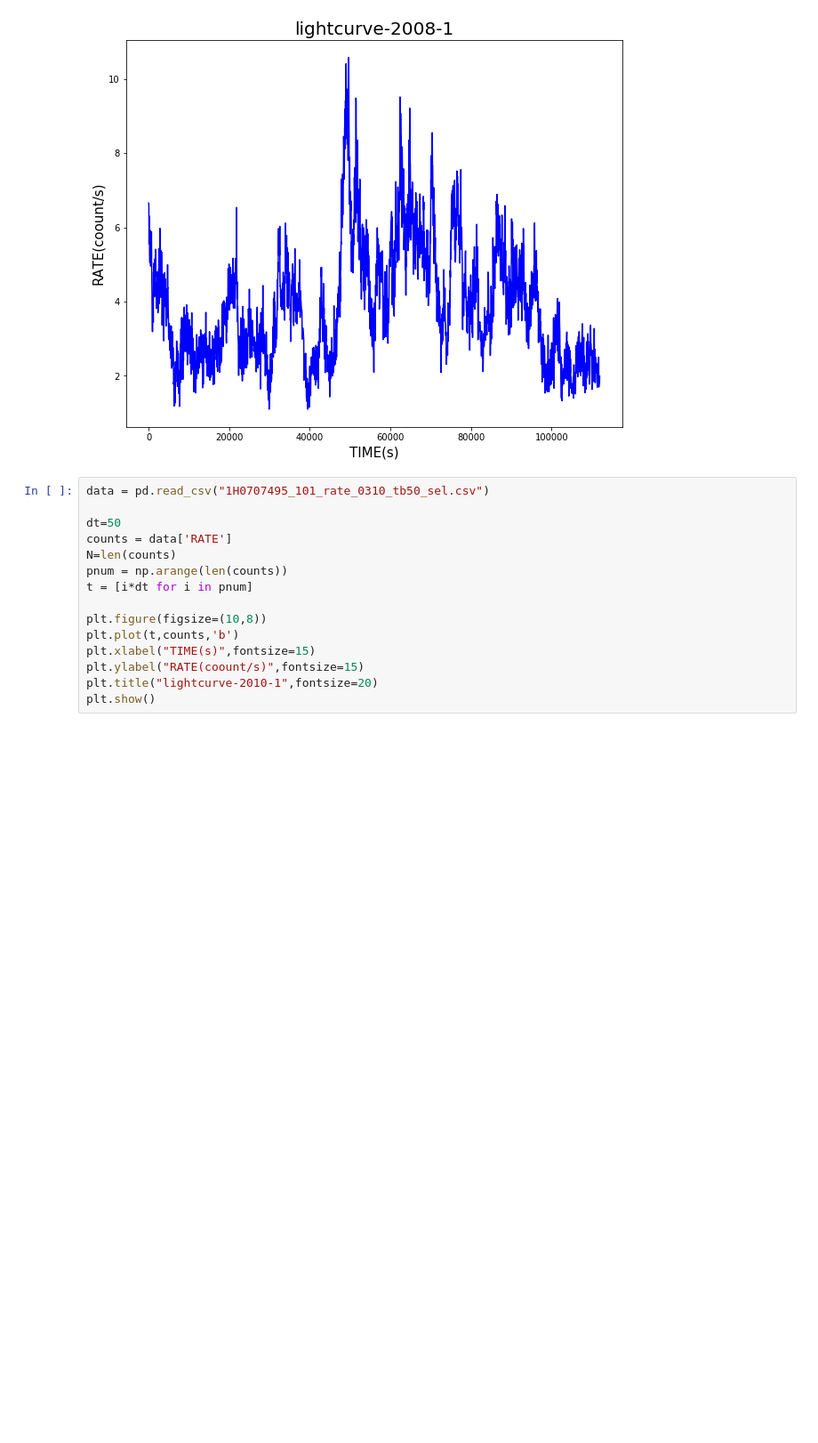
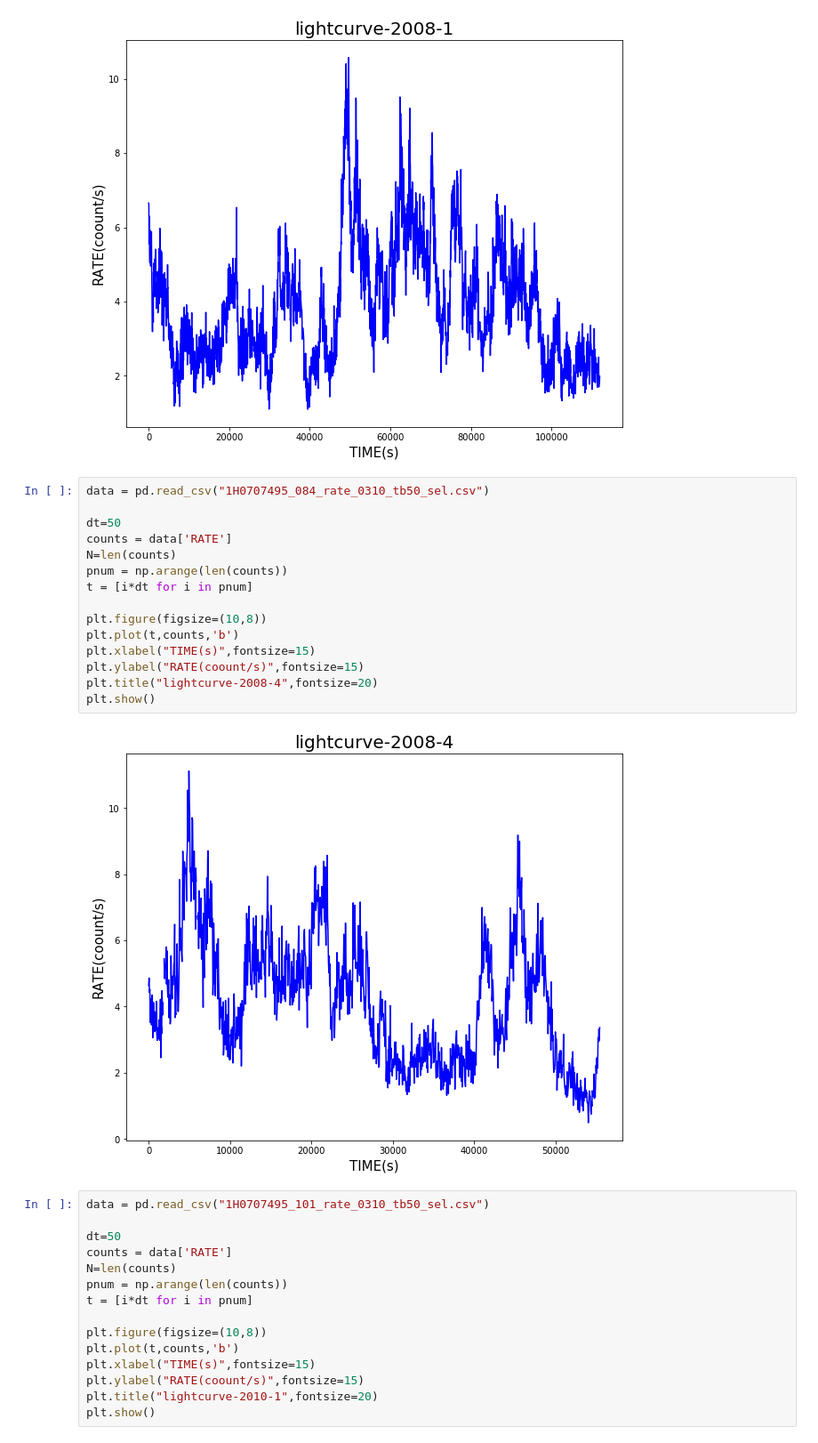
Before and after one commit to Ylllllax/Graduation-thesis-work-2019, a Jupyter notebook: 1H0707-495/Light curve 1H0707-495.ipynb, the cells around one changed output. Shown at 89% size. Saved outputs shown, nothing was run; the diff lists cells and outputs as text; blank space fills up the shorter version.

```diff
--- a/1H0707-495/Light curve 1H0707-495.ipynb
+++ b/1H0707-495/Light curve 1H0707-495.ipynb
@@ -36,6 +36,23 @@ plt.title("lightcurve-2008-1",fontsize=20)
 plt.show()
 # %% [output]
 [figure]
+# %%
+data = pd.read_csv("1H0707495_084_rate_0310_tb50_sel.csv")
+
+dt=50
+counts = data['RATE']
+N=len(counts)
+pnum = np.arange(len(counts))
+t = [i*dt for i in pnum]
+
+plt.figure(figsize=(10,8))
+plt.plot(t,counts,'b')
+plt.xlabel("TIME(s)",fontsize=15)
+plt.ylabel("RATE(coount/s)",fontsize=15)
+plt.title("lightcurve-2008-4",fontsize=20)
+plt.show()
+# %% [output]
+[figure, added]
 # %%
 data = pd.read_csv("1H0707495_101_rate_0310_tb50_sel.csv")
 
```
Also changed, not shown: 1 other file.
